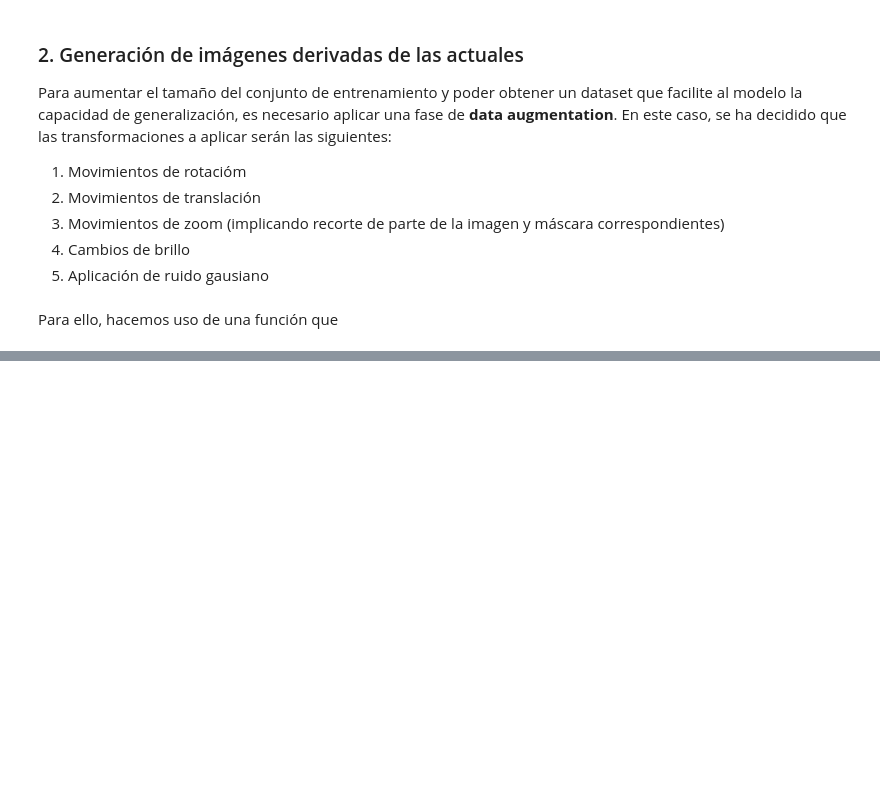
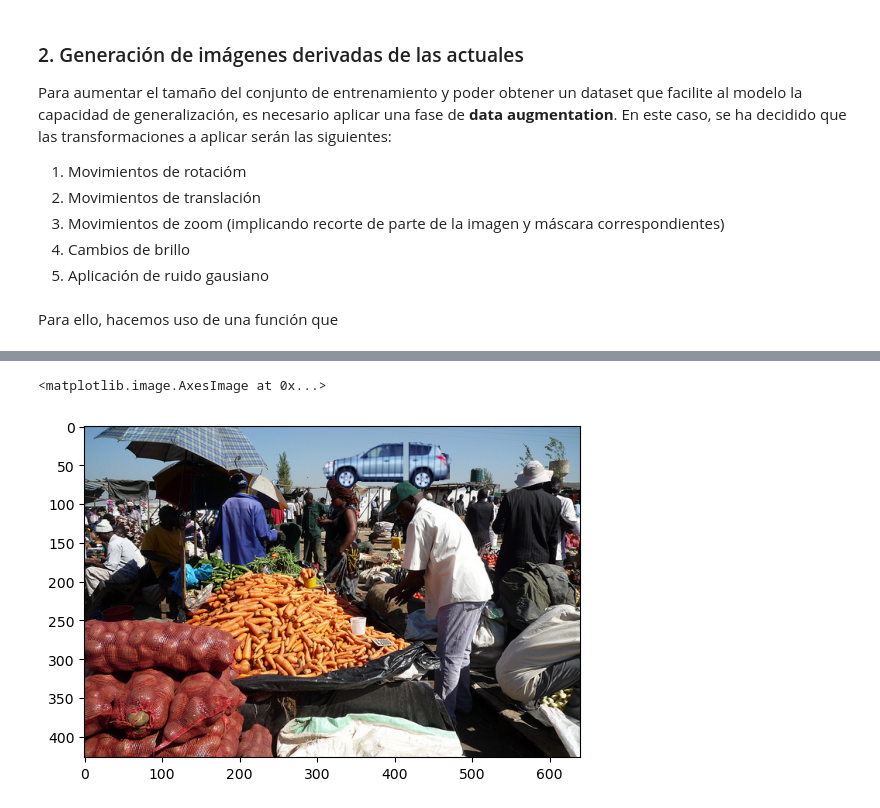
Before and after one commit to rucasca/TFM, a Jupyter notebook: src/data_preprocessing.ipynb, the cells around one changed output, grey strips where cells are left out. Saved outputs shown, nothing was run; the diff lists cells and outputs as text; code cells hidden in the pictures; blank space fills up the shorter version.

```diff
--- a/src/data_preprocessing.ipynb
+++ b/src/data_preprocessing.ipynb
@@ -613,0 +705,8 @@ def augment_data(image, mask):
+# %%
+result_image, mask_orig = insert_random_mask(image, mask)
+# %%
+result_image
+plt.imshow(result_image)
+# %% [output]
+<matplotlib.image.AxesImage at 0x...>
+[figure, added]
```
Also changed, not shown: parts of 21 cells of this notebook, 1 other file.
